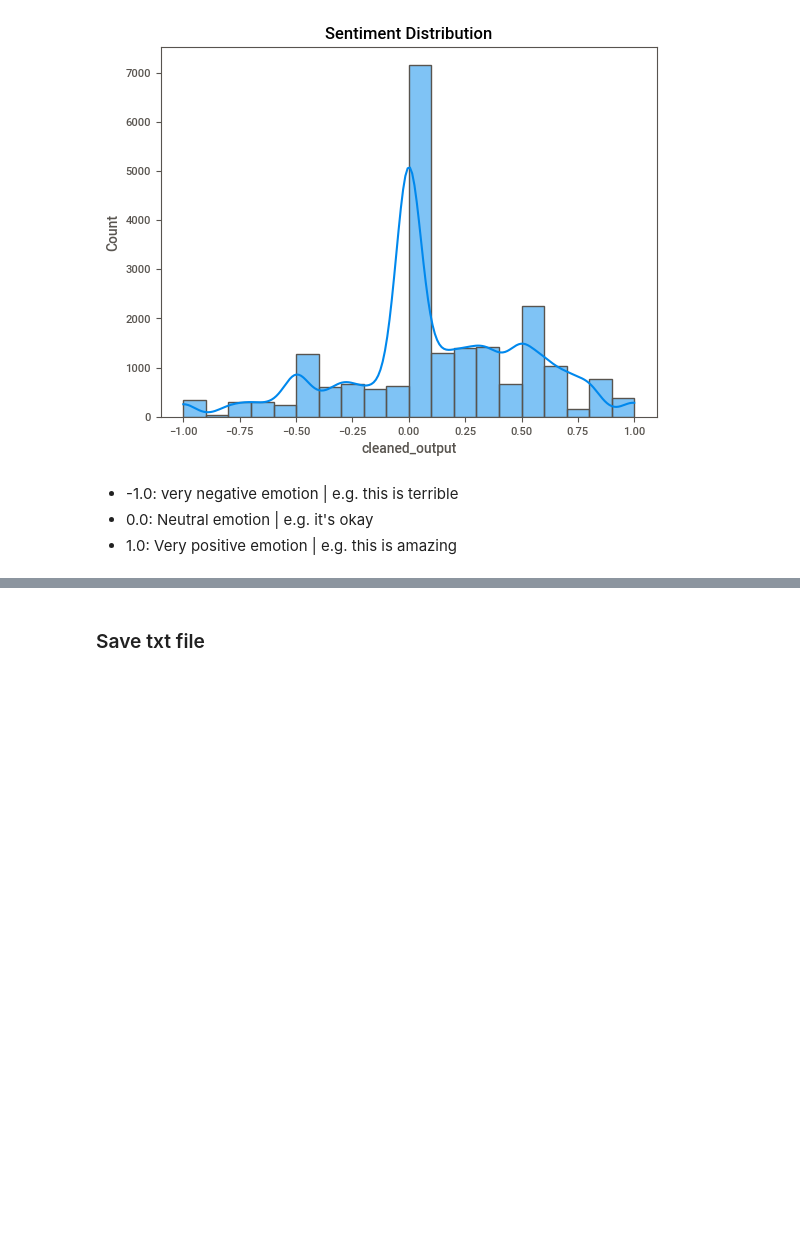
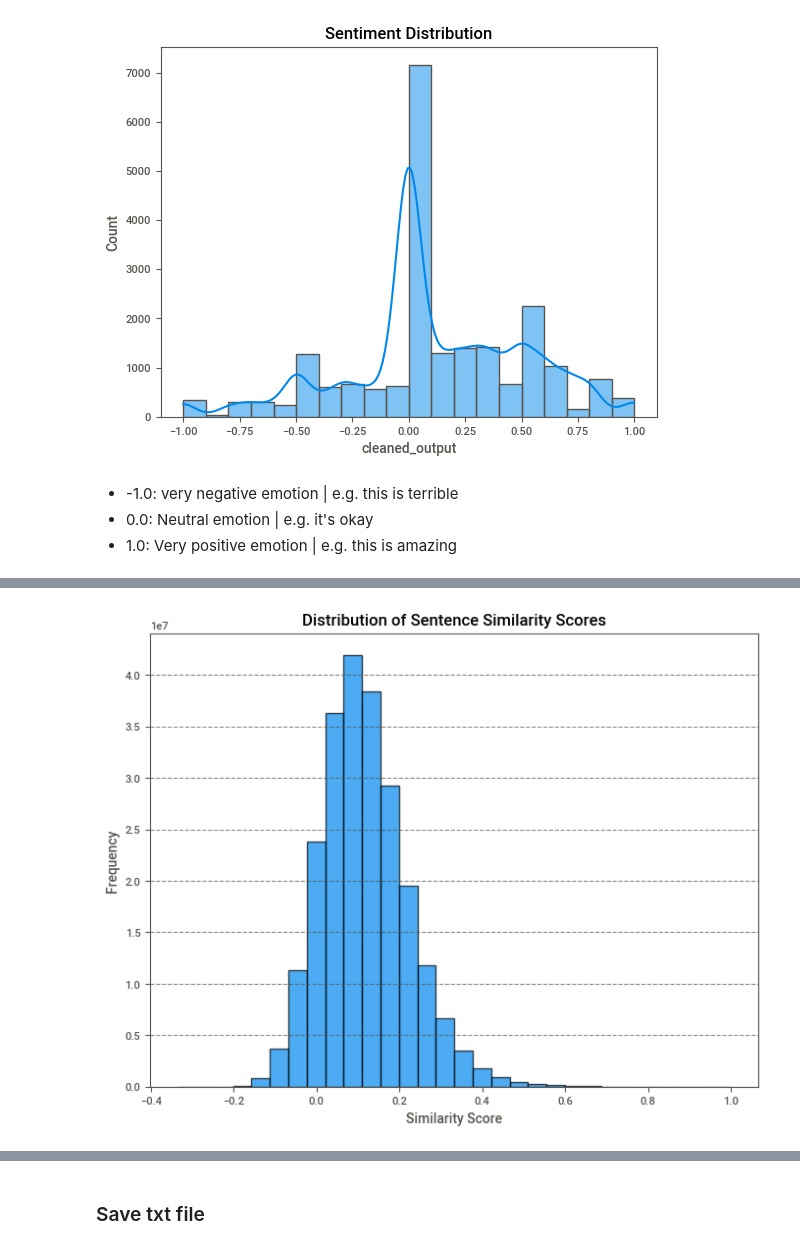
Before and after one commit to CallMeL/Empathetic-Dialogue-System, a Jupyter notebook: src/EDA/69kdataset.ipynb, the cells around one changed output, grey strips where cells are left out. Cells and saved outputs as stored; diff of their text form; code cells hidden in the pictures; blank space fills up the shorter version.

```diff
--- a/src/EDA/69kdataset.ipynb
+++ b/src/EDA/69kdataset.ipynb
@@ -585,0 +562,6 @@ plt.show()
+# %%
+model = SentenceTransformer('all-MiniLM-L6-v2')
+# %%
+label_embeddings = model.encode(final_df['labels'].tolist())
+cosine_sim_matrix = cosine_similarity(label_embeddings)
+similarity_df = pd.DataFrame(cosine_sim_matrix, columns=final_df['labels'], index=final_df['labels'])
@@ -585,0 +585,14 @@ plt.show()
+# %%
+similarity_values = similarity_df.values
+upper_triangle_indices = np.triu_indices_from(similarity_values, k=1)
+similarity_scores = similarity_values[upper_triangle_indices]
+
+plt.figure(figsize=(8, 6))
+plt.hist(similarity_scores, bins=30, alpha=0.7, edgecolor='black')
+plt.title("Distribution of Sentence Similarity Scores")
+plt.xlabel("Similarity Score")
+plt.ylabel("Frequency")
+plt.grid(axis='y', linestyle='--', alpha=0.7)
+plt.show()
+# %% [output]
+[figure, added]
```
Also changed, not shown: parts of 31 cells of this notebook, 7 other files.
